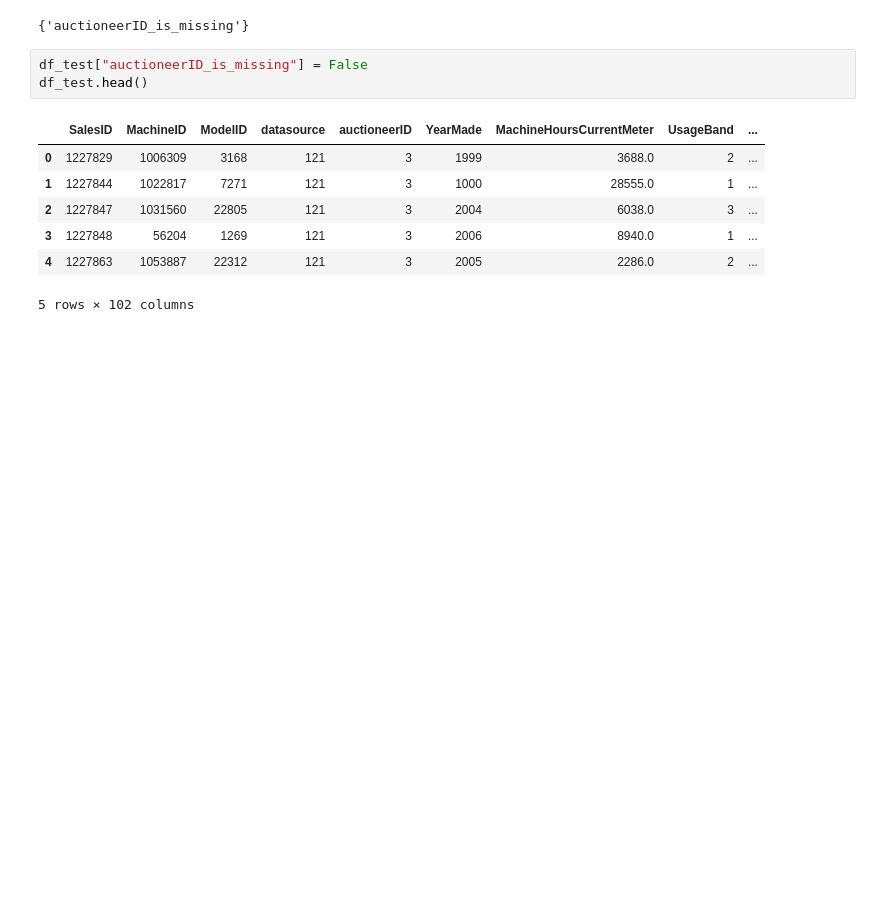
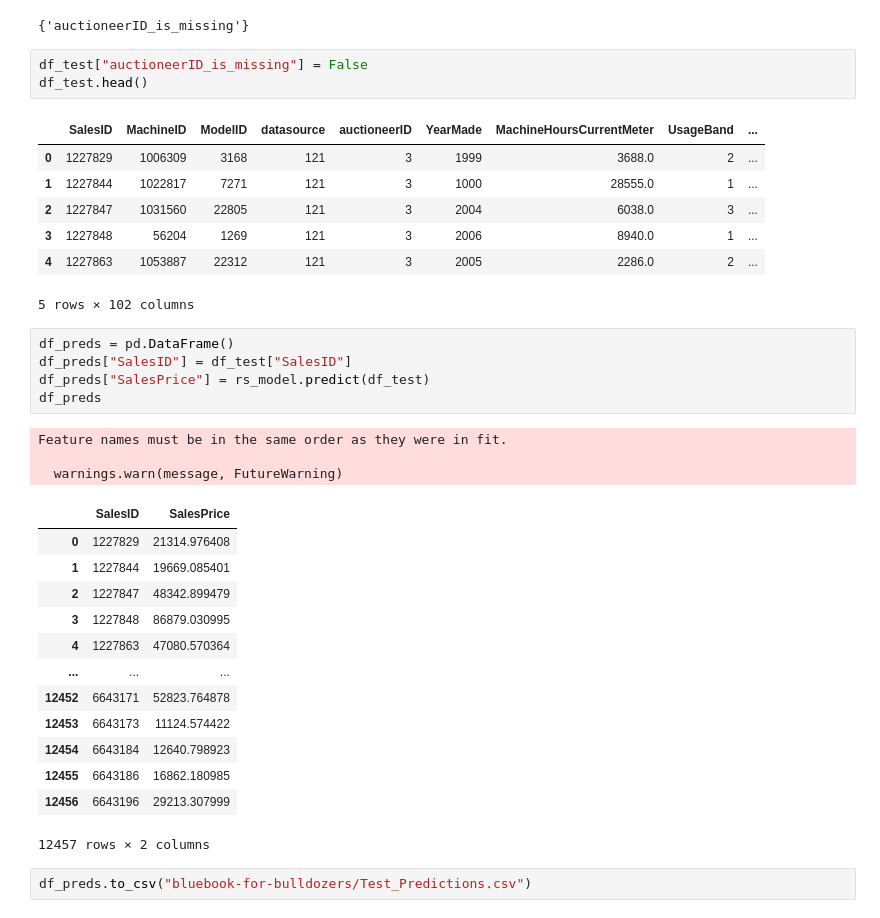
Before and after one commit to Mohamad-Namaki/Project-Blue-Book-for-Bulldozers, a Jupyter notebook: Project.ipynb, the cells around one changed output. Saved outputs shown, nothing was run; the diff lists cells and outputs as text; blank space fills up the shorter version.

Commit message:
Prediction of Test data

```diff
--- a/Project.ipynb
+++ b/Project.ipynb
@@ -416,3 +416,27 @@ df_test.head()
 | 3 | 1227848 | 56204 | 1269 | 121 | 3 | 2006 | 8940.0 | 1 | ... |
 | 4 | 1227863 | 1053887 | 22312 | 121 | 3 | 2005 | 2286.0 | 2 | ... |
 5 rows × 102 columns
+# %%
+df_preds = pd.DataFrame()
+df_preds["SalesID"] = df_test["SalesID"]
+df_preds["SalesPrice"] = rs_model.predict(df_test)
+df_preds
+# %% [output]
+Feature names must be in the same order as they were in fit.
+
+  warnings.warn(message, FutureWarning)
+|  | SalesID | SalesPrice |
+| 0 | 1227829 | 21314.976408 |
+| 1 | 1227844 | 19669.085401 |
+| 2 | 1227847 | 48342.899479 |
+| 3 | 1227848 | 86879.030995 |
+| 4 | 1227863 | 47080.570364 |
+| ... | ... | ... |
+| 12452 | 6643171 | 52823.764878 |
+| 12453 | 6643173 | 11124.574422 |
+| 12454 | 6643184 | 12640.798923 |
+| 12455 | 6643186 | 16862.180985 |
+| 12456 | 6643196 | 29213.307999 |
+12457 rows × 2 columns
+# %%
+df_preds.to_csv("bluebook-for-bulldozers/Test_Predictions.csv")
```
